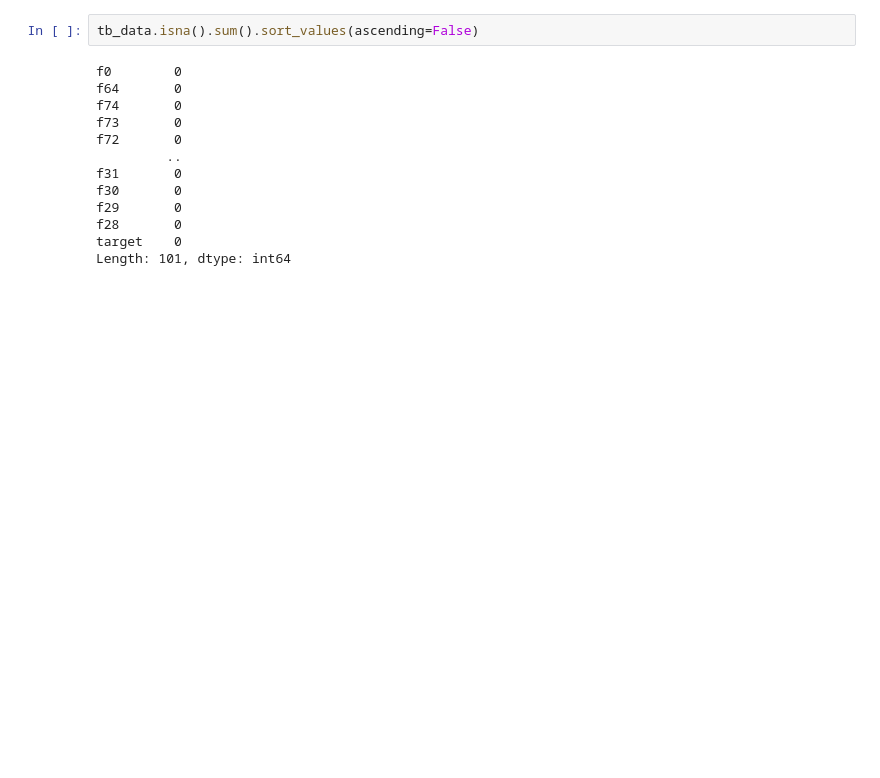
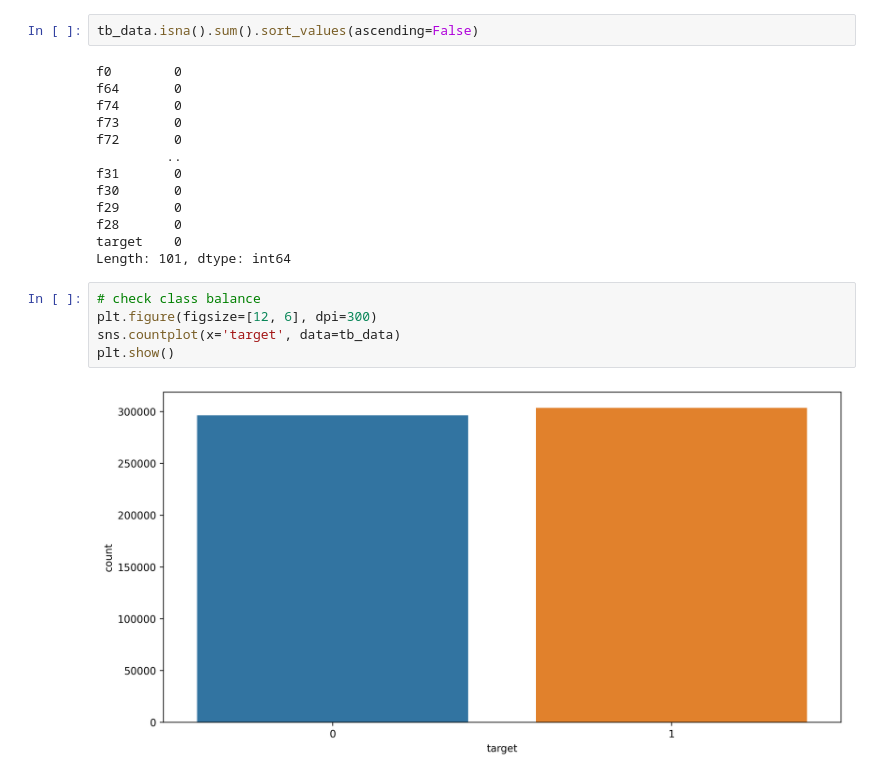
Before and after one commit to ashen007/Tabular-series-Nov-2021, a Jupyter notebook: notebooks/examine data.ipynb, the cells around one changed output. Saved outputs shown, nothing was run; the diff lists cells and outputs as text; blank space fills up the shorter version.

Commit message:
target class balance

```diff
--- a/notebooks/examine data.ipynb
+++ b/notebooks/examine data.ipynb
@@ -65,3 +65,10 @@ f29       0
 f28       0
 target    0
 Length: 101, dtype: int64
+# %%
+# check class balance
+plt.figure(figsize=[12, 6], dpi=300)
+sns.countplot(x='target', data=tb_data)
+plt.show()
+# %% [output]
+[figure, added]
```
